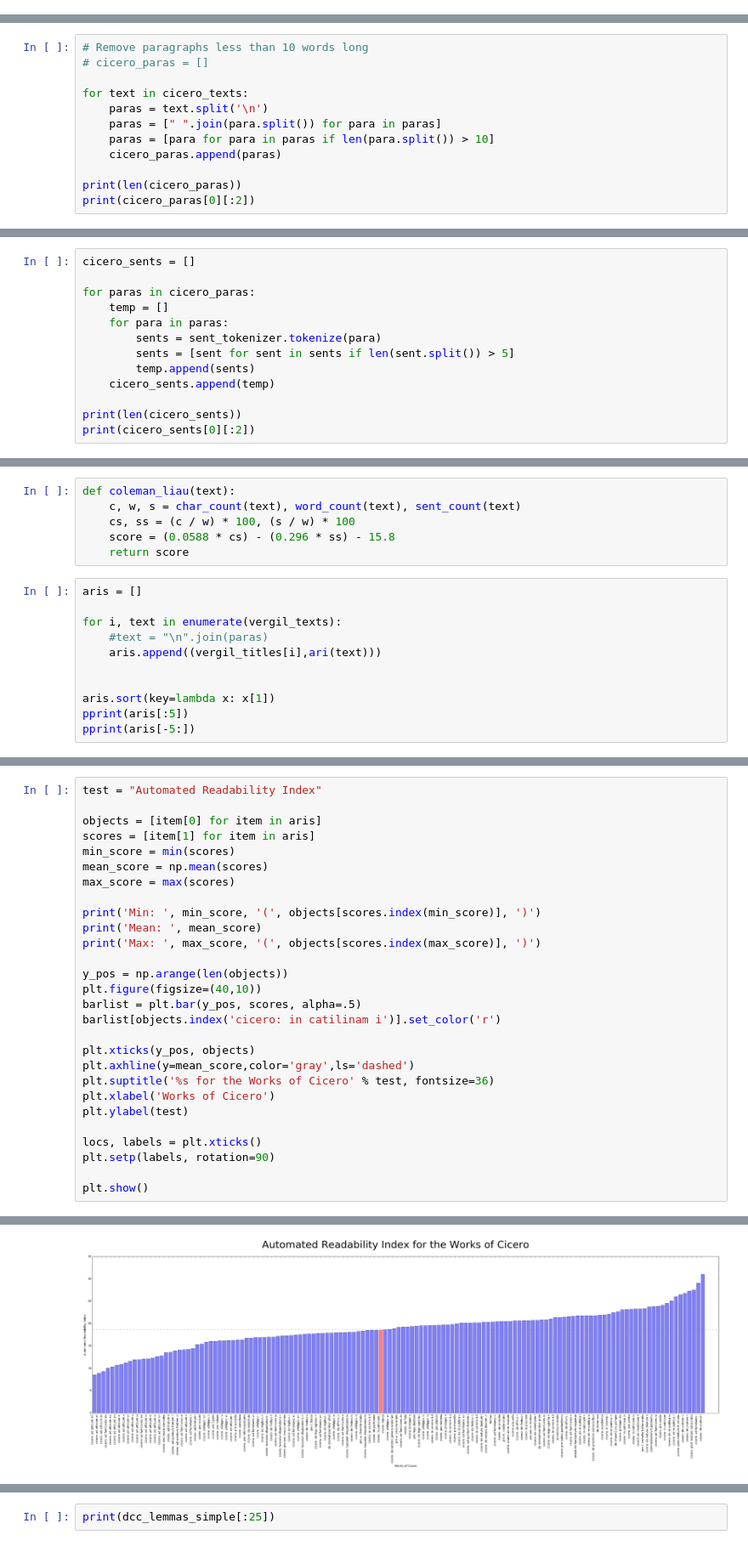
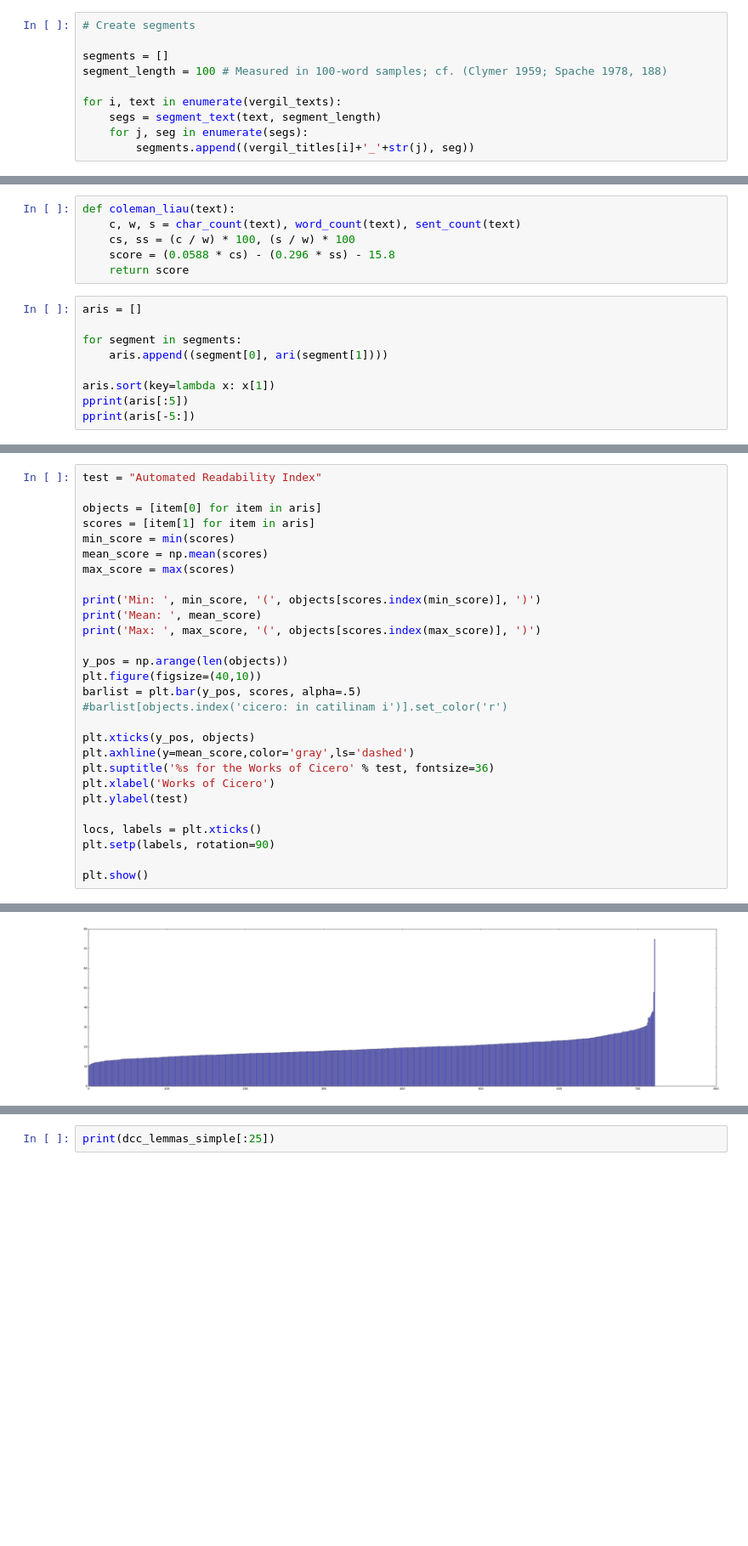
Before and after one commit to diyclassics/readability, a Jupyter notebook: Vergil Readability.ipynb, the cells around one changed output, grey strips where cells are left out. Shown at 85% size. Saved outputs shown, nothing was run; the diff lists cells and outputs as text; blank space fills up the shorter version.

Commit message:
Update Vergil nb

```diff
--- a/Vergil Readability.ipynb
+++ b/Vergil Readability.ipynb
@@ -298,0 +304,10 @@ prima quod
+# %%
+# Create segments
+
+segments = []
+segment_length = 100 # Measured in 100-word samples; cf. (Clymer 1959; Spache 1978, 188)
+
+for i, text in enumerate(vergil_texts):
+    segs = segment_text(text, segment_length)
+    for j, seg in enumerate(segs):
+        segments.append((vergil_titles[i]+'_'+str(j), seg))
@@ -332,15 +367,3 @@ Note: So-called "classic" readability can be distinguished from new trends in re
 Like any data scientist, we probably want to do some basic exploration of our data to get an idea of what we are working with. This can take many forms with textual data. We know how many texts we are working with. How about we get an idea of how long each text is?
 
 Let's start by tokenizing the data into several levels that will be useful to us as we continue working.
-# %%
-# Remove paragraphs less than 10 words long
-# cicero_paras = []
-
-for text in cicero_texts:
-    paras = text.split('\n')
-    paras = [" ".join(para.split()) for para in paras]
-    paras = [para for para in paras if len(para.split()) > 10]
-    cicero_paras.append(paras)
-
-print(len(cicero_paras))
-print(cicero_paras[0][:2])
@@ -350,13 +369,0 @@ print(cicero_paras[0][:2])
-# %%
-cicero_sents = []
-
-for paras in cicero_paras:
-    temp = []
-    for para in paras:
-        sents = sent_tokenizer.tokenize(para)
-        sents = [sent for sent in sents if len(sent.split()) > 5]
-        temp.append(sents)
-    cicero_sents.append(temp)
-
-print(len(cicero_sents))
-print(cicero_sents[0][:2])
@@ -559,10 +517,8 @@ def coleman_liau(text):
 # %%
 aris = []
 
-for i, text in enumerate(vergil_texts):
-    #text = "\n".join(paras)
-    aris.append((vergil_titles[i],ari(text)))
-
+for segment in segments:
+    aris.append((segment[0], ari(segment[1])))
 
 aris.sort(key=lambda x: x[1])
 pprint(aris[:5])
@@ -594,7 +550,7 @@ print('Max: ', max_score, '(', objects[scores.index(max_score)], ')')
 y_pos = np.arange(len(objects))
 plt.figure(figsize=(40,10))
 barlist = plt.bar(y_pos, scores, alpha=.5)
-barlist[objects.index('cicero: in catilinam i')].set_color('r')
+#barlist[objects.index('cicero: in catilinam i')].set_color('r')
 
 plt.xticks(y_pos, objects)
 plt.axhline(y=mean_score,color='gray',ls='dashed')
@@ -613 +569 @@ Max:  31.029355209322325
-[figure, old version]
+[figure, new version]
```
Also changed, not shown: parts of 29 cells of this notebook.
